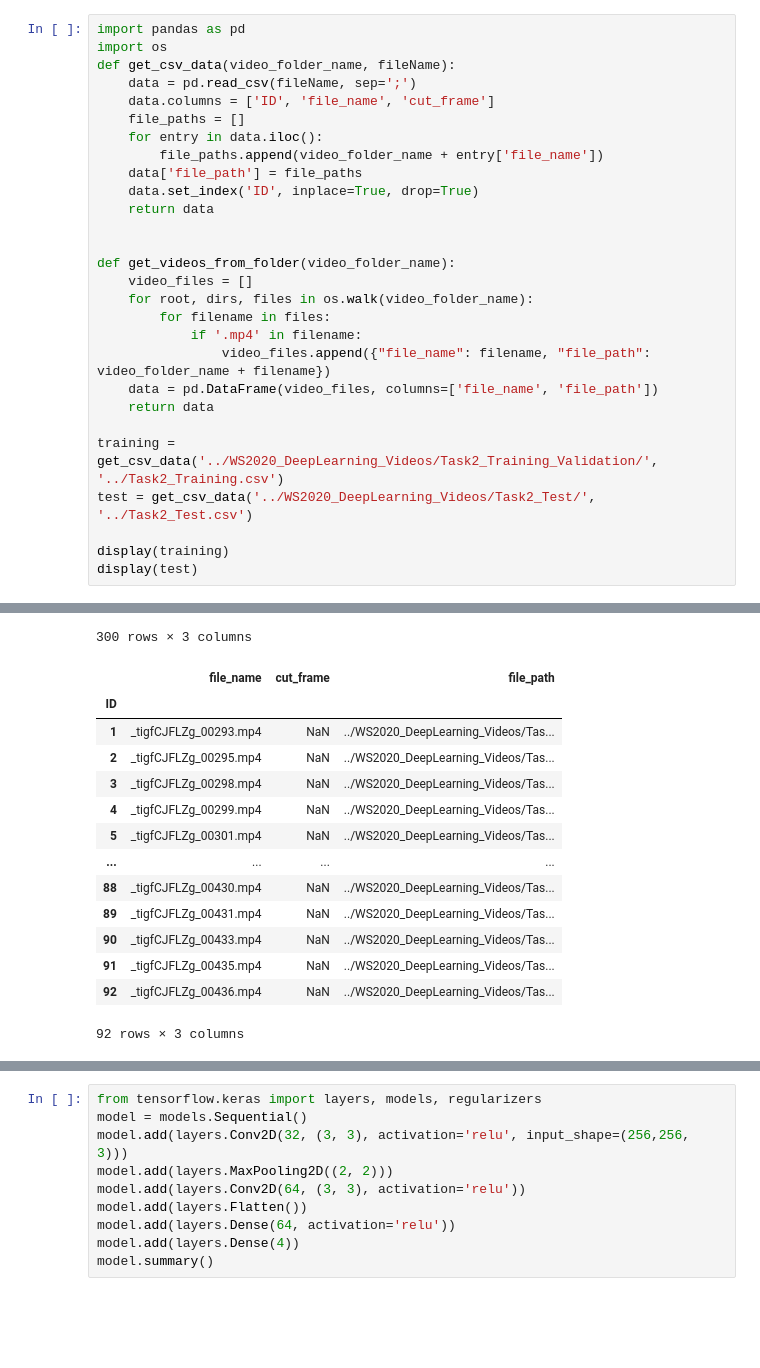
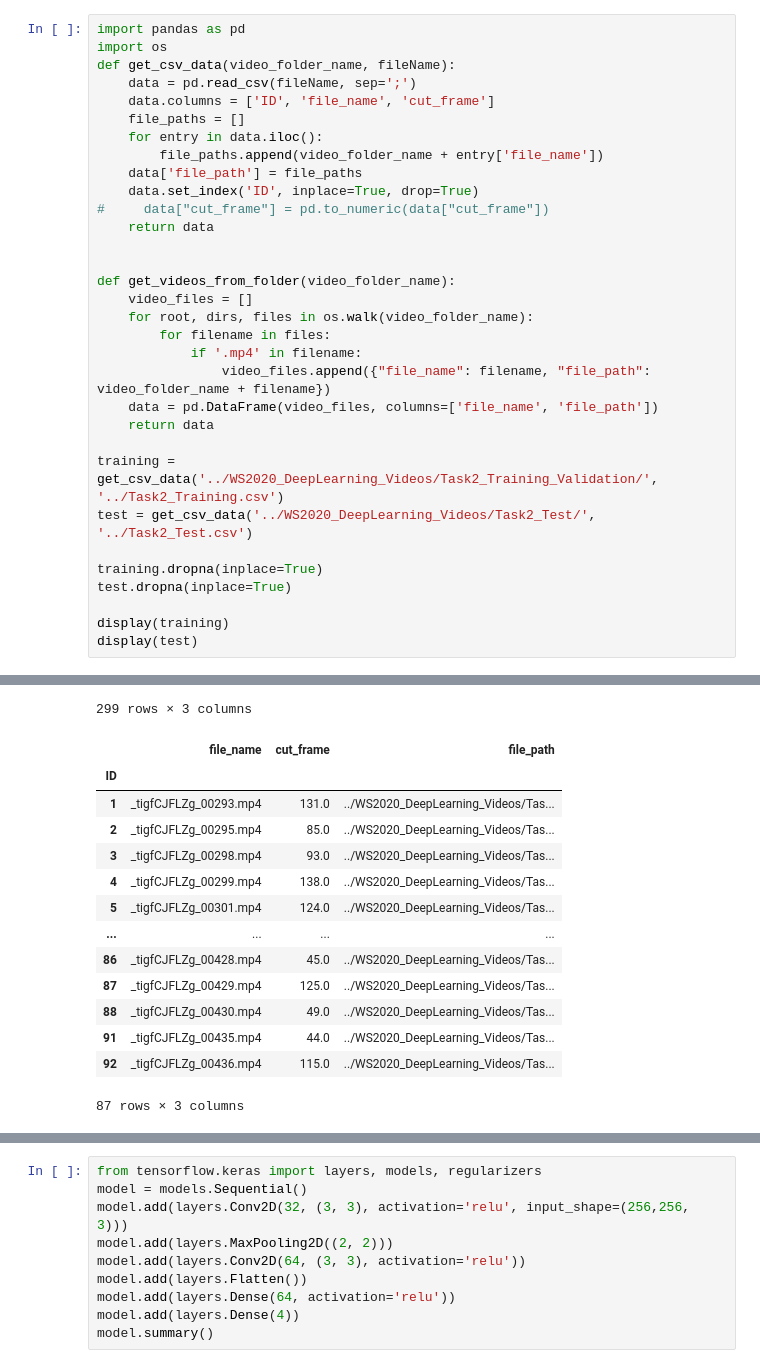
Before and after one commit to proohit/deep-learning-team6, a Jupyter notebook: 2a/preprocessing.ipynb, the cells around one changed output, grey strips where cells are left out. Cells and saved outputs as stored; diff of their text form; blank space fills up the shorter version.

Commit message:
finalize video import with labels

```diff
--- a/2a/preprocessing.ipynb
+++ b/2a/preprocessing.ipynb
@@ -9,6 +9,7 @@ def get_csv_data(video_folder_name, fileName):
         file_paths.append(video_folder_name + entry['file_name'])
     data['file_path'] = file_paths
     data.set_index('ID', inplace=True, drop=True)
+#     data["cut_frame"] = pd.to_numeric(data["cut_frame"])
     return data
 
 
@@ -24,6 +25,9 @@ def get_videos_from_folder(video_folder_name):
 training = get_csv_data('../WS2020_DeepLearning_Videos/Task2_Training_Validation/', '../Task2_Training.csv')
 test = get_csv_data('../WS2020_DeepLearning_Videos/Task2_Test/', '../Task2_Test.csv')
 
+training.dropna(inplace=True)
+test.dropna(inplace=True)
+
 display(training)
 display(test)
 # %% [output]
@@ -43,18 +47,18 @@ display(test)
-300 rows × 3 columns
+299 rows × 3 columns
 |  | file_name | cut_frame | file_path |
 | ID |  |  |  |
-| 1 | _tigfCJFLZg_00293.mp4 | NaN | ../WS2020_DeepLearning_Videos/Tas... |
-| 2 | _tigfCJFLZg_00295.mp4 | NaN | ../WS2020_DeepLearning_Videos/Tas... |
-| 3 | _tigfCJFLZg_00298.mp4 | NaN | ../WS2020_DeepLearning_Videos/Tas... |
-| 4 | _tigfCJFLZg_00299.mp4 | NaN | ../WS2020_DeepLearning_Videos/Tas... |
-| 5 | _tigfCJFLZg_00301.mp4 | NaN | ../WS2020_DeepLearning_Videos/Tas... |
+| 1 | _tigfCJFLZg_00293.mp4 | 131.0 | ../WS2020_DeepLearning_Videos/Tas... |
+| 2 | _tigfCJFLZg_00295.mp4 | 85.0 | ../WS2020_DeepLearning_Videos/Tas... |
+| 3 | _tigfCJFLZg_00298.mp4 | 93.0 | ../WS2020_DeepLearning_Videos/Tas... |
+| 4 | _tigfCJFLZg_00299.mp4 | 138.0 | ../WS2020_DeepLearning_Videos/Tas... |
+| 5 | _tigfCJFLZg_00301.mp4 | 124.0 | ../WS2020_DeepLearning_Videos/Tas... |
 | ... | ... | ... | ... |
-| 88 | _tigfCJFLZg_00430.mp4 | NaN | ../WS2020_DeepLearning_Videos/Tas... |
-| 89 | _tigfCJFLZg_00431.mp4 | NaN | ../WS2020_DeepLearning_Videos/Tas... |
-| 90 | _tigfCJFLZg_00433.mp4 | NaN | ../WS2020_DeepLearning_Videos/Tas... |
-| 91 | _tigfCJFLZg_00435.mp4 | NaN | ../WS2020_DeepLearning_Videos/Tas... |
-| 92 | _tigfCJFLZg_00436.mp4 | NaN | ../WS2020_DeepLearning_Videos/Tas... |
+| 86 | _tigfCJFLZg_00428.mp4 | 45.0 | ../WS2020_DeepLearning_Videos/Tas... |
+| 87 | _tigfCJFLZg_00429.mp4 | 125.0 | ../WS2020_DeepLearning_Videos/Tas... |
+| 88 | _tigfCJFLZg_00430.mp4 | 49.0 | ../WS2020_DeepLearning_Videos/Tas... |
+| 91 | _tigfCJFLZg_00435.mp4 | 44.0 | ../WS2020_DeepLearning_Videos/Tas... |
+| 92 | _tigfCJFLZg_00436.mp4 | 115.0 | ../WS2020_DeepLearning_Videos/Tas... |
-92 rows × 3 columns
+87 rows × 3 columns
 # %%
 import cv2
 import numpy as np
```
Also changed, not shown: parts of 6 cells of this notebook, 1 other file.
